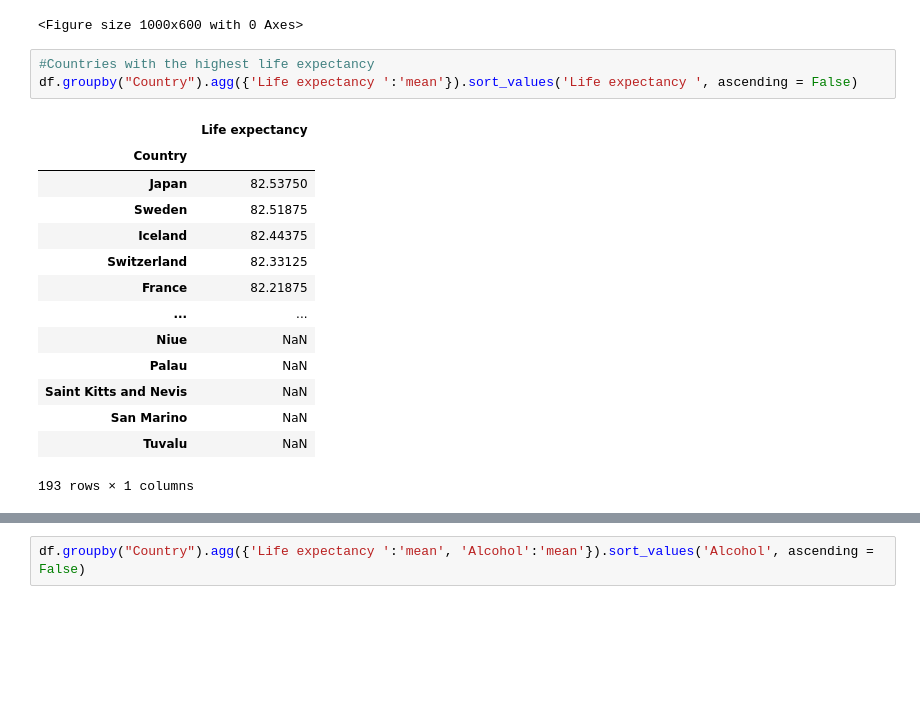
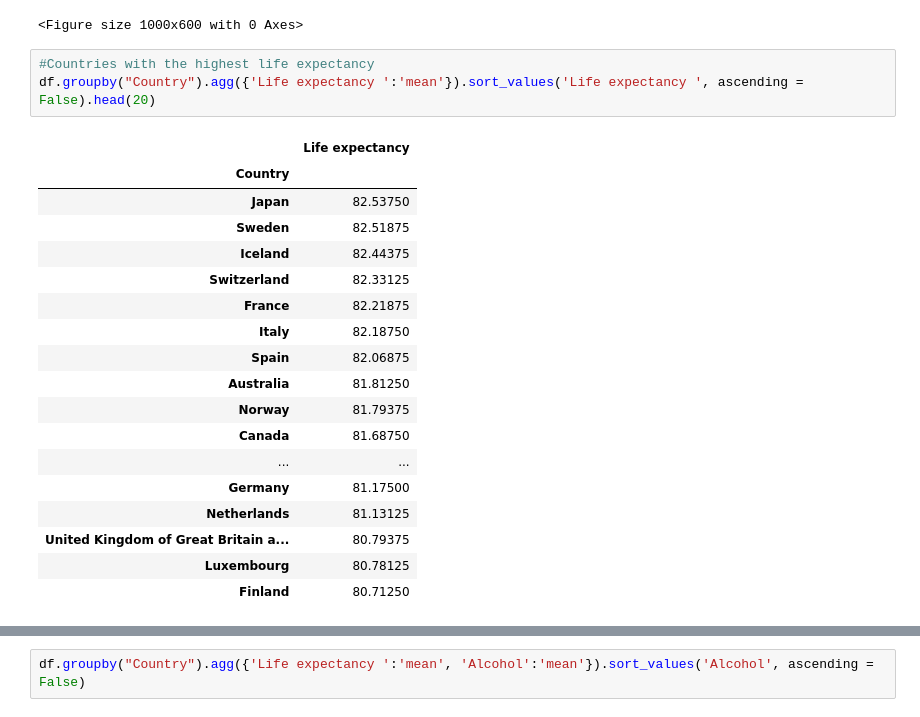
Before and after one commit to Sweetom/sweet, a Jupyter notebook: Life Expectancy/notebooks/FinalProject.ipynb, the cells around one changed output, grey strips where cells are left out. Cells and saved outputs as stored; diff of their text form; blank space fills up the shorter version.

```diff
--- a/Life Expectancy/notebooks/FinalProject.ipynb
+++ b/Life Expectancy/notebooks/FinalProject.ipynb
@@ -124,19 +134,23 @@ plt.figure(figsize=(10,6))
 <Figure size 1000x600 with 0 Axes>
 # %%
 #Countries with the highest life expectancy
-df.groupby("Country").agg({'Life expectancy ':'mean'}).sort_values('Life expectancy ', ascending = False)
+df.groupby("Country").agg({'Life expectancy ':'mean'}).sort_values('Life expectancy ', ascending = False).head(20)
 # %% [output]
 |  | Life expectancy |
 | Country |  |
 | Japan | 82.53750 |
 | Sweden | 82.51875 |
 | Iceland | 82.44375 |
 | Switzerland | 82.33125 |
 | France | 82.21875 |
+| Italy | 82.18750 |
+| Spain | 82.06875 |
+| Australia | 81.81250 |
+| Norway | 81.79375 |
+| Canada | 81.68750 |
 | ... | ... |
-| Niue | NaN |
-| Palau | NaN |
-| Saint Kitts and Nevis | NaN |
-| San Marino | NaN |
-| Tuvalu | NaN |
+| Germany | 81.17500 |
+| Netherlands | 81.13125 |
+| United Kingdom of Great Britain a... | 80.79375 |
+| Luxembourg | 80.78125 |
+| Finland | 80.71250 |
-193 rows × 1 columns
```
Also changed, not shown: parts of 6 cells of this notebook.
